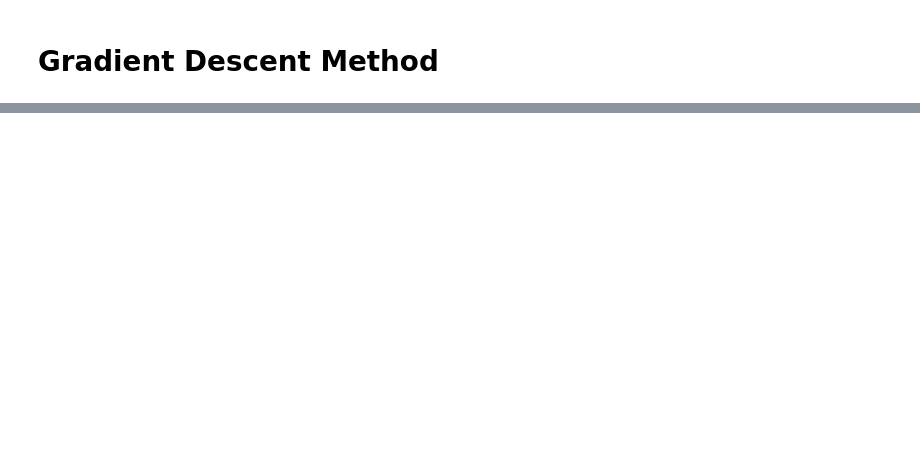
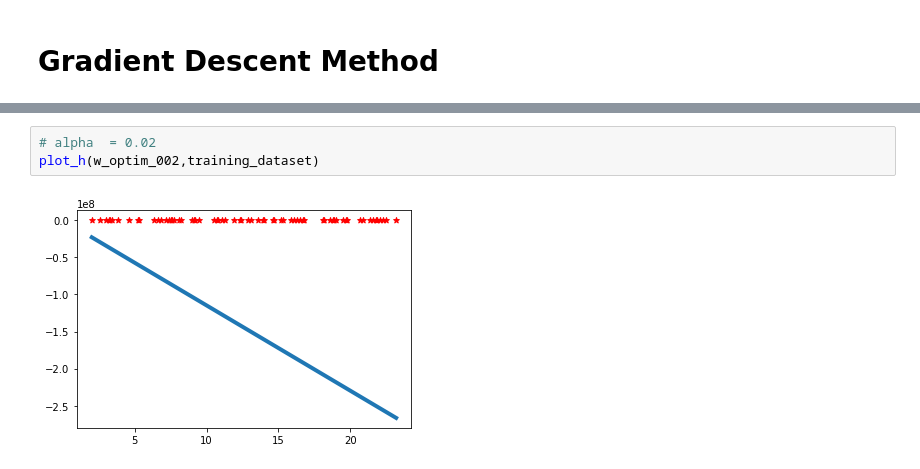
Before and after one commit to Imraneouelfaquir98/ML-Project-Regression, a Jupyter notebook: Regression.ipynb, the cells around one changed output, grey strips where cells are left out. Drawn from its saved outputs; the diff is of its cells as text; blank space fills up the shorter version.

```diff
--- a/Regression.ipynb
+++ b/Regression.ipynb
@@ -184,0 +171,5 @@ plot_h(w_optim_RMSE)
+# %%
+# alpha  = 0.02
+plot_h(w_optim_002,training_dataset)
+# %% [output]
+[figure, added]
```
Also changed, not shown: parts of 34 cells of this notebook, 3 other files.
